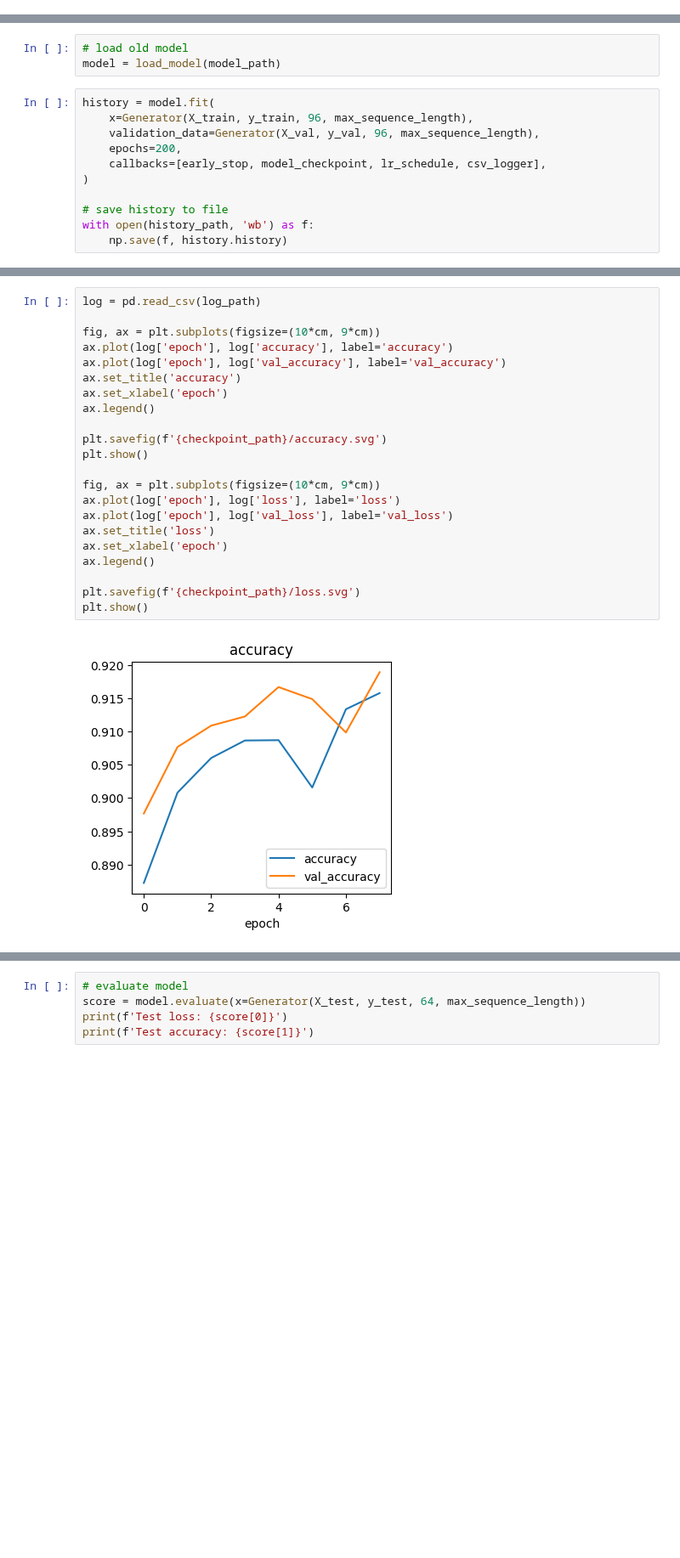
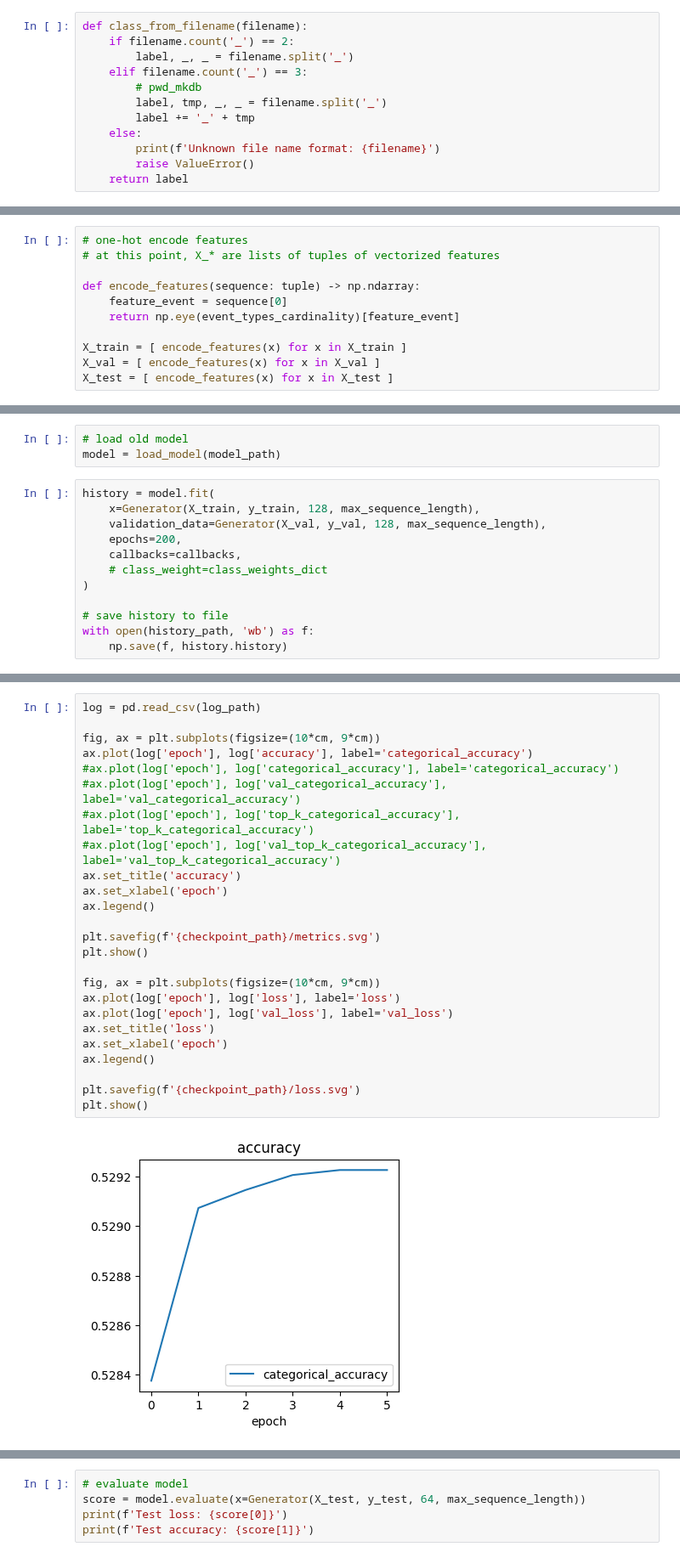
Before and after one commit to JannikRosendahl/bachelor_thesis_models, a Jupyter notebook: rnn.ipynb, the cells around one changed output, grey strips where cells are left out. Shown at 85% size. Cells and saved outputs as stored; diff of their text form; blank space fills up the shorter version.

```diff
--- a/rnn.ipynb
+++ b/rnn.ipynb
@@ -35,0 +56,12 @@ if not os.path.exists(checkpoint_path):
+# %%
+def class_from_filename(filename):
+    if filename.count('_') == 2:
+        label, _, _ = filename.split('_')
+    elif filename.count('_') == 3:
+        # pwd_mkdb
+        label, tmp, _, _ = filename.split('_')
+        label += '_' + tmp
+    else:
+        print(f'Unknown file name format: {filename}')
+        raise ValueError()
+    return label
@@ -35,0 +313,11 @@ if not os.path.exists(checkpoint_path):
+# %%
+# one-hot encode features
+# at this point, X_* are lists of tuples of vectorized features
+
+def encode_features(sequence: tuple) -> np.ndarray:
+    feature_event = sequence[0]
+    return np.eye(event_types_cardinality)[feature_event]
+
+X_train = [ encode_features(x) for x in X_train ]
+X_val = [ encode_features(x) for x in X_val ]
+X_test = [ encode_features(x) for x in X_test ]
@@ -428,10 +453,11 @@ train model
 model = load_model(model_path)
 # %%
 history = model.fit(
-    x=Generator(X_train, y_train, 96, max_sequence_length),
-    validation_data=Generator(X_val, y_val, 96, max_sequence_length),
+    x=Generator(X_train, y_train, 128, max_sequence_length),
+    validation_data=Generator(X_val, y_val, 128, max_sequence_length),
     epochs=200,
-    callbacks=[early_stop, model_checkpoint, lr_schedule, csv_logger],
+    callbacks=callbacks,
+    # class_weight=class_weights_dict
 )
 
 # save history to file
@@ -440,24 +484,27 @@ with open(history_path, 'wb') as f:
 # %%
 log = pd.read_csv(log_path)
 
 fig, ax = plt.subplots(figsize=(10*cm, 9*cm))
-ax.plot(log['epoch'], log['accuracy'], label='accuracy')
-ax.plot(log['epoch'], log['val_accuracy'], label='val_accuracy')
+ax.plot(log['epoch'], log['accuracy'], label='categorical_accuracy')
+#ax.plot(log['epoch'], log['categorical_accuracy'], label='categorical_accuracy')
+#ax.plot(log['epoch'], log['val_categorical_accuracy'], label='val_categorical_accuracy')
+#ax.plot(log['epoch'], log['top_k_categorical_accuracy'], label='top_k_categorical_accuracy')
+#ax.plot(log['epoch'], log['val_top_k_categorical_accuracy'], label='val_top_k_categorical_accuracy')
 ax.set_title('accuracy')
 ax.set_xlabel('epoch')
 ax.legend()
 
-plt.savefig(f'{checkpoint_path}/accuracy.svg')
+plt.savefig(f'{checkpoint_path}/metrics.svg')
 plt.show()
 
 fig, ax = plt.subplots(figsize=(10*cm, 9*cm))
 ax.plot(log['epoch'], log['loss'], label='loss')
 ax.plot(log['epoch'], log['val_loss'], label='val_loss')
 ax.set_title('loss')
 ax.set_xlabel('epoch')
 ax.legend()
 
 plt.savefig(f'{checkpoint_path}/loss.svg')
 plt.show()
 # %% [output]
-[figure, old version]
+[figure, new version]
```
Also changed, not shown: parts of 27 cells of this notebook, 7 other files.
